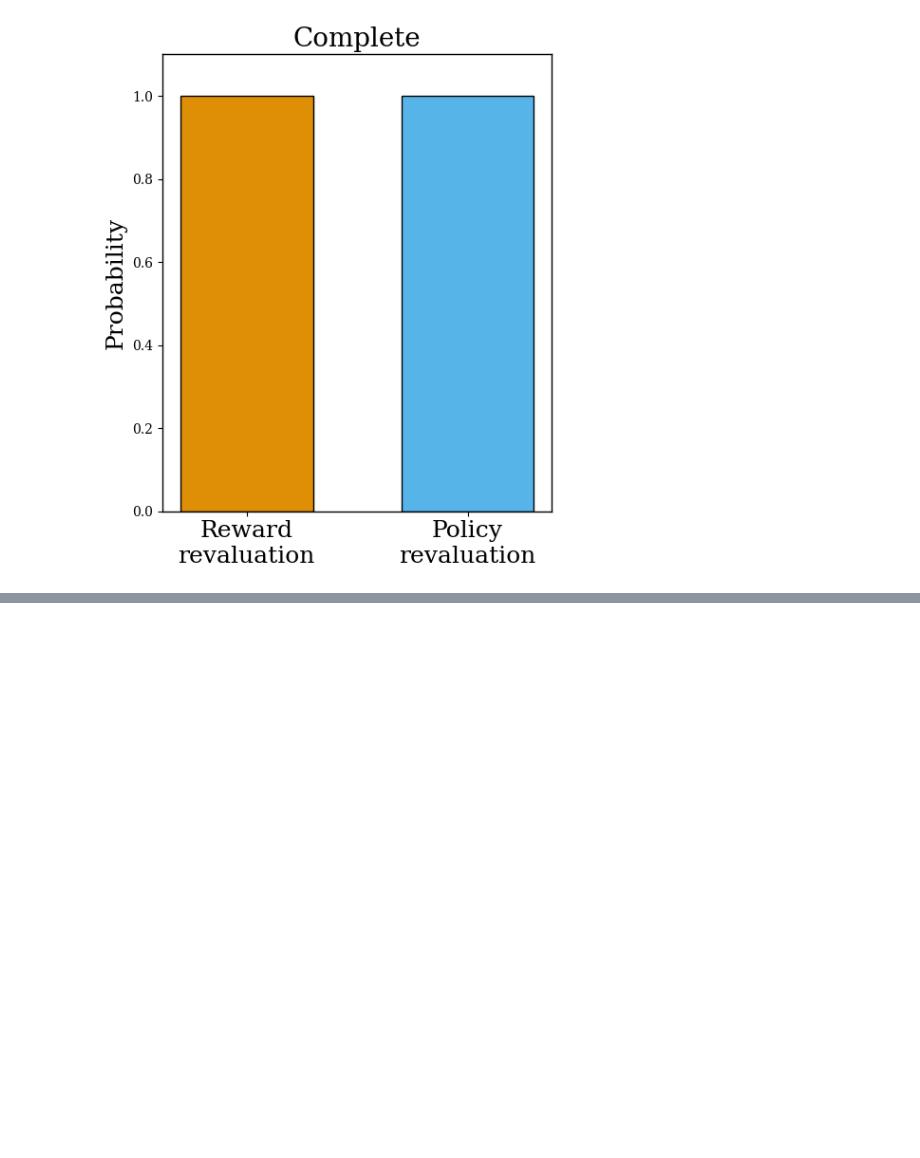
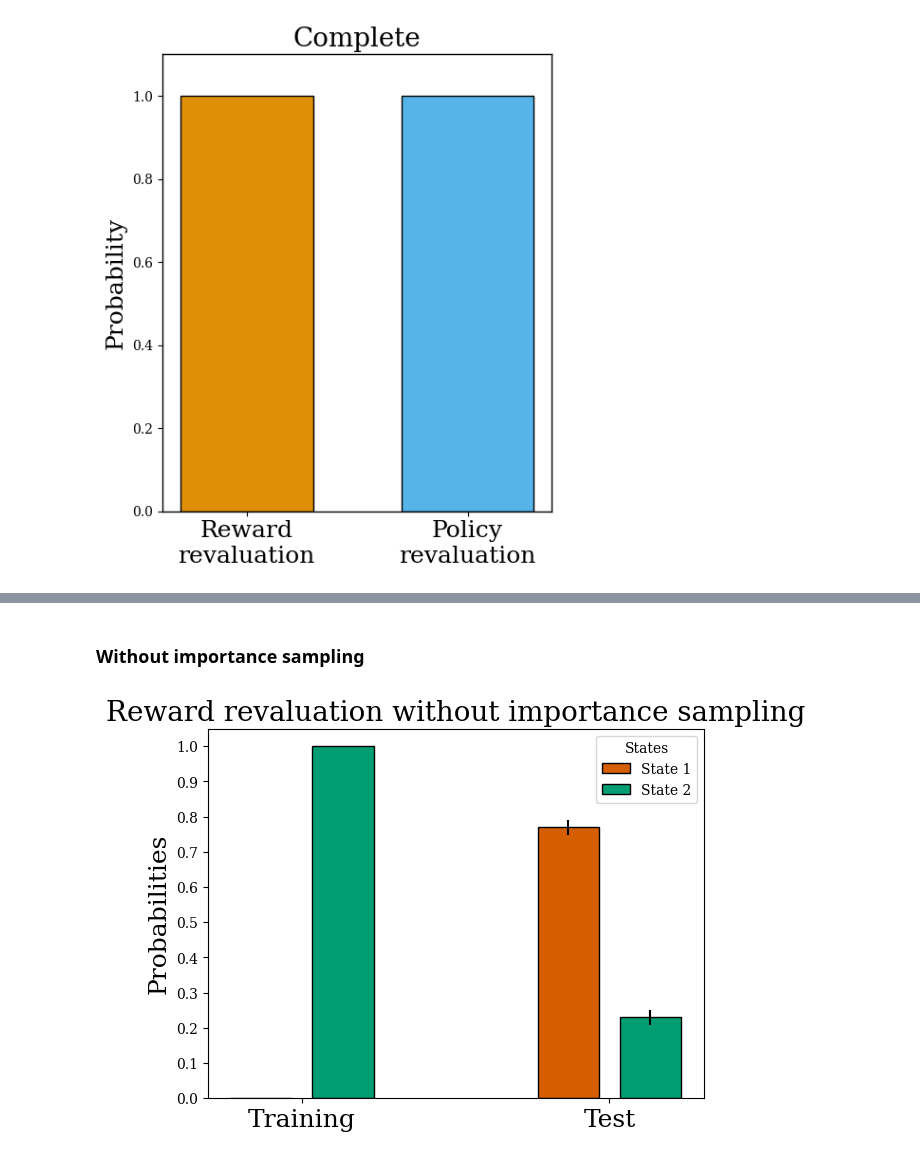
Before and after one commit to ArminBaz/SR-IS, a Jupyter notebook: src/reval_nhb.ipynb, the cells around one changed output, grey strips where cells are left out. Cells and saved outputs as stored; diff of their text form; code cells hidden in the pictures; blank space fills up the shorter version.

```diff
--- a/src/reval_nhb.ipynb
+++ b/src/reval_nhb.ipynb
@@ -265,6 +284,13 @@ std_reward_with = np.sqrt((p_test * (1 - p_test)) / num_iterations)
 # %% [markdown]
 ### Without Importance Sampling
 # %%
+# Train
+prob_reward_without_train = choices_without["train"] / num_iterations
+
+p_train = choices_without["train"][1] / num_iterations
+std_reward_without_train = np.sqrt((p_train * (1 - p_train)) / num_iterations)
+
+# Test
 prob_reward_without = choices_without["test"] / num_iterations
 
 p_test = choices_without["test"][1] / num_iterations
@@ -448,0 +502,7 @@ create_bar_plot(means, colors, ylabel, xlabels, std=stds, save_path=save_path, t
+# %% [markdown]
+### Without importance sampling
+# %%
+plot_decision_prob(probs_train=prob_reward_without_train, probs_test=prob_reward_without, title="Reward revaluation without importance sampling",
+                   std=[std_reward_without_train, std_reward_without], colors=colors, save_path=None)
+# %% [output]
+[figure, added]
```
Also changed, not shown: parts of 25 cells of this notebook.
